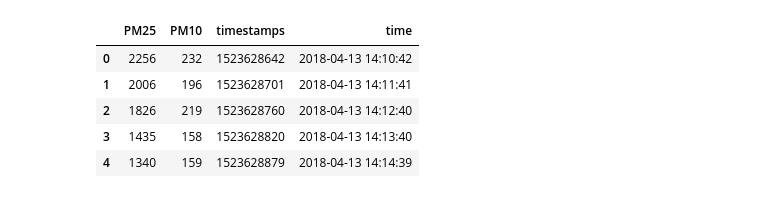
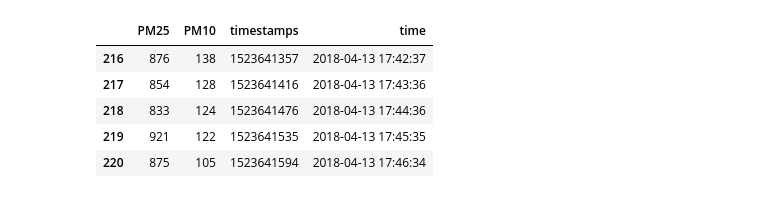
Before and after one commit to cmoscardi/gowanus, a Jupyter notebook: march30_draft.ipynb, the cells around one changed output. Drawn from its saved outputs; the diff is of its cells as text; code cells hidden in the pictures.

```diff
--- a/march30_draft.ipynb
+++ b/march30_draft.ipynb
@@ -42,11 +87,11 @@ final_air_df = air_df.join(times_df)
 # number of seconds since jan 1 1970 (yay unix!)
 final_air_df['time'] = pd.to_datetime(times_df['timestamps'], unit='s')
 # %%
-final_air_df.head()
+final_air_df.tail()
 # %% [output]
 |  | PM25 | PM10 | timestamps | time |
-| 0 | 2256 | 232 | 1523628642 | 2018-04-13 14:10:42 |
-| 1 | 2006 | 196 | 1523628701 | 2018-04-13 14:11:41 |
-| 2 | 1826 | 219 | 1523628760 | 2018-04-13 14:12:40 |
-| 3 | 1435 | 158 | 1523628820 | 2018-04-13 14:13:40 |
-| 4 | 1340 | 159 | 1523628879 | 2018-04-13 14:14:39 |
+| 216 | 876 | 138 | 1523641357 | 2018-04-13 17:42:37 |
+| 217 | 854 | 128 | 1523641416 | 2018-04-13 17:43:36 |
+| 218 | 833 | 124 | 1523641476 | 2018-04-13 17:44:36 |
+| 219 | 921 | 122 | 1523641535 | 2018-04-13 17:45:35 |
+| 220 | 875 | 105 | 1523641594 | 2018-04-13 17:46:34 |
```
Also changed, not shown: parts of 12 cells of this notebook.
